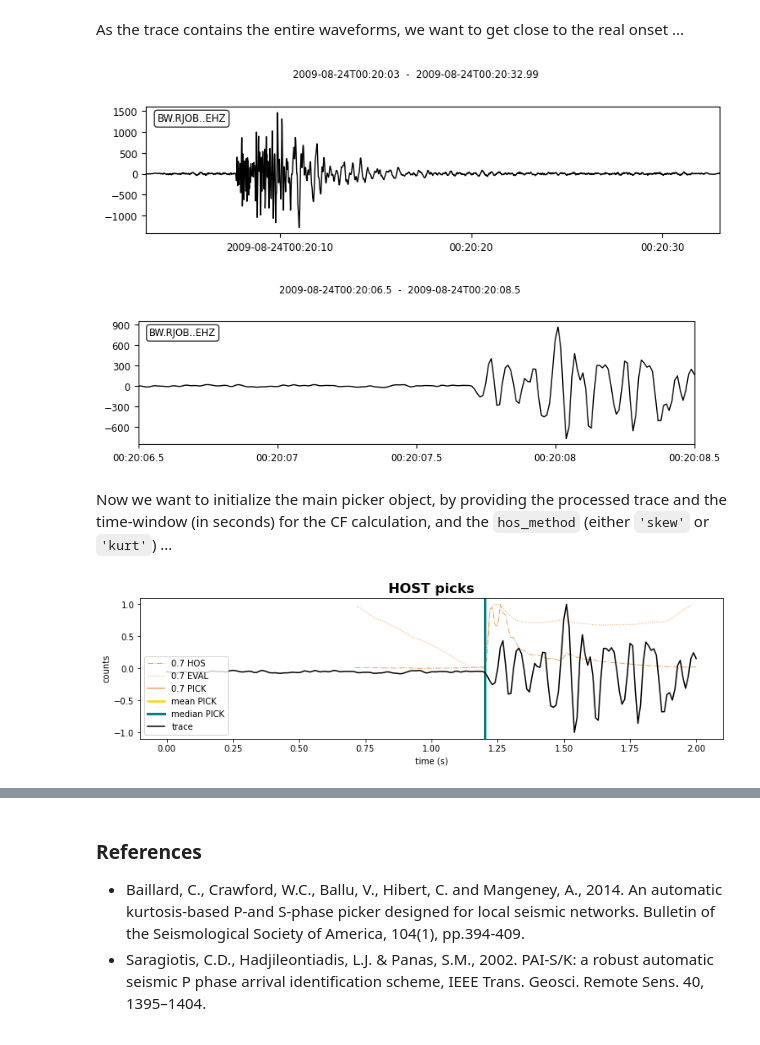
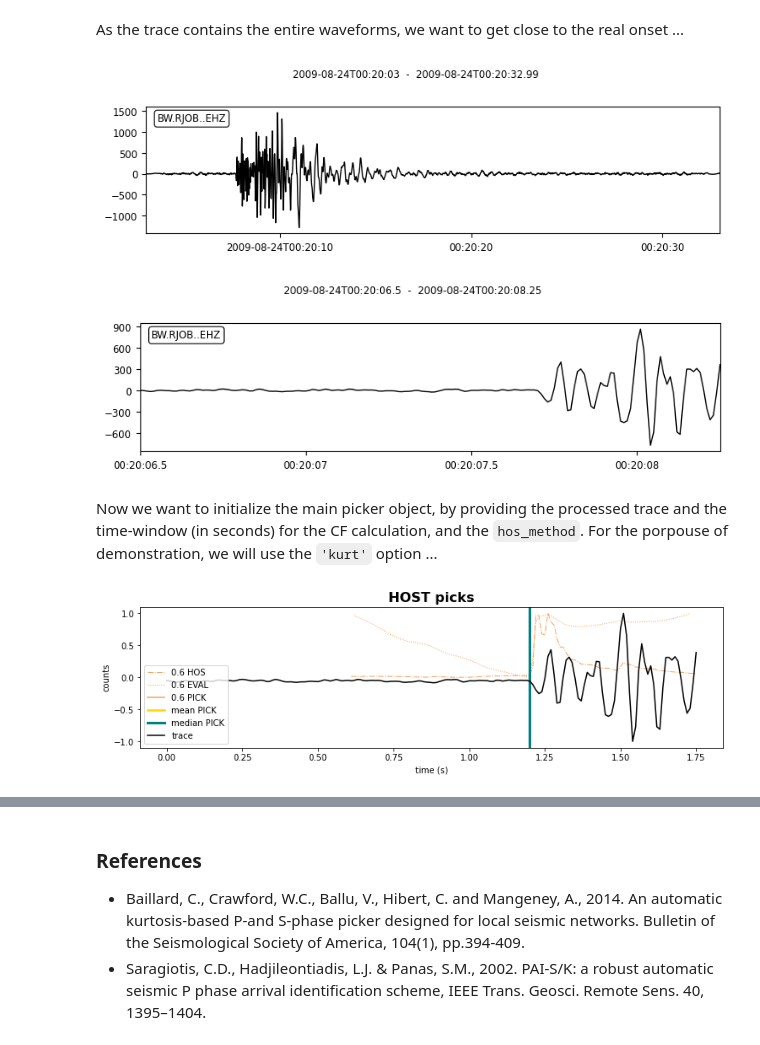
Before and after one commit to mbagagli/host-picker, a Jupyter notebook: books/HOST_tutorial.ipynb, the cells around one changed output, grey strips where cells are left out. Drawn from its saved outputs; the diff is of its cells as text; code cells hidden in the pictures.

```diff
--- a/books/HOST_tutorial.ipynb
+++ b/books/HOST_tutorial.ipynb
@@ -73,20 +81,20 @@ As the trace contains the entire waveforms, we want to get close to the real ons
 # %%
 # Entire wave
 tr.plot()
 
 # Trimming
 tr.trim(UTCDateTime("2009-08-24T00:20:06.500000"),
-        UTCDateTime("2009-08-24T00:20:08.500000"))
+        UTCDateTime("2009-08-24T00:20:08.250000"))
 
 tr.plot();
 # %% [output]
 [figure]
-[figure, old version]
+[figure, new version]
 # %% [markdown]
-Now we want to initialize the main picker object, by providing the processed trace and the time-window (in seconds) for the CF calculation, and the `hos_method` (either `'skew'` or `'kurt'`) ...
+Now we want to initialize the main picker object, by providing the processed trace and the time-window (in seconds) for the CF calculation, and the `hos_method`. For the porpouse of demonstration, we will use the `'kurt'` option ...
 # %%
-HP = Host(tr, 0.7, hos_method='kurtosis')  # also 'kurt' and 'k' works ...
+HP = Host(tr, 0.6, hos_method='kurtosis')  # also 'kurt' and 'k' works ...
 HP.work(debug_plot=True)
 # %% [output]
-[figure, old version]
+[figure, new version]
 # %% [markdown]
```
Also changed, not shown: parts of 22 cells of this notebook, 17 other files.
